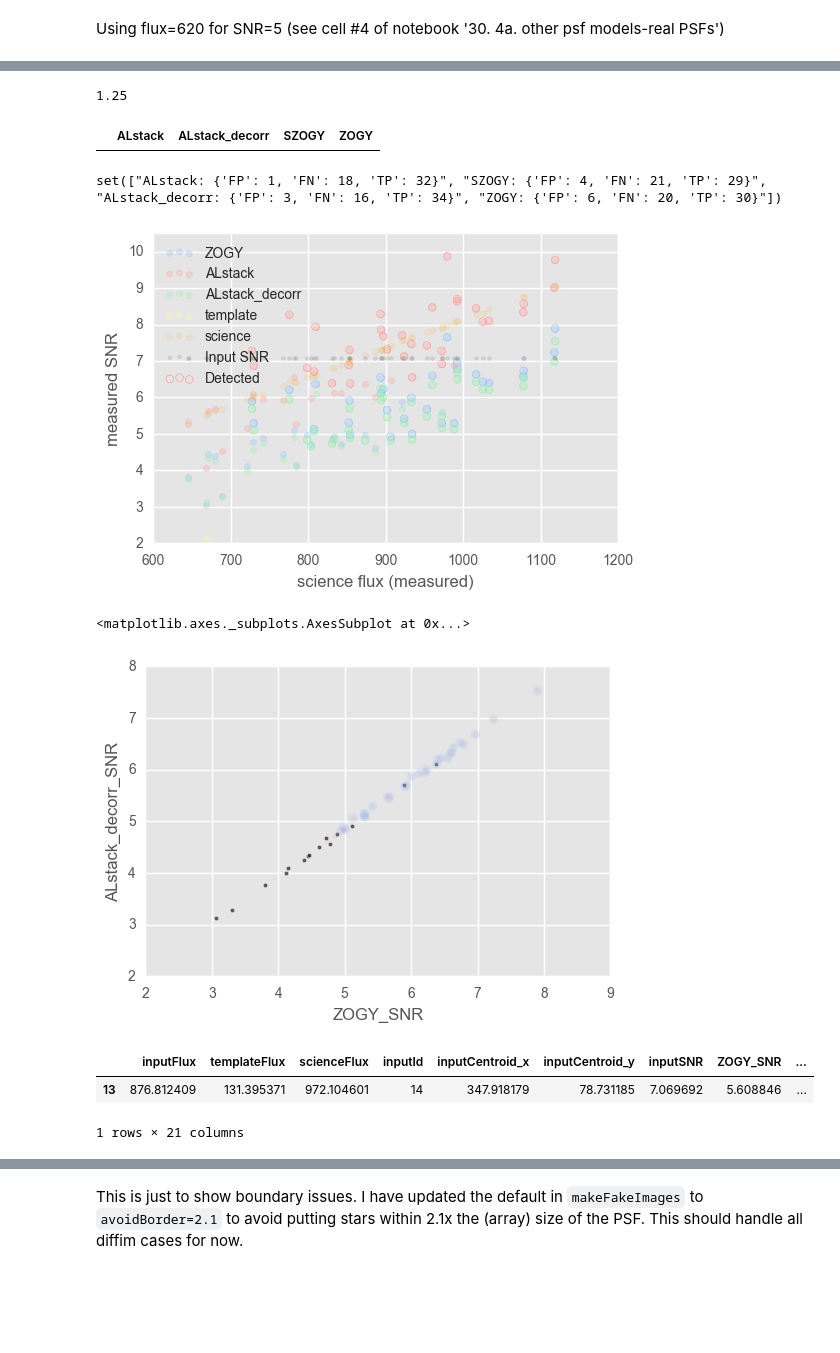
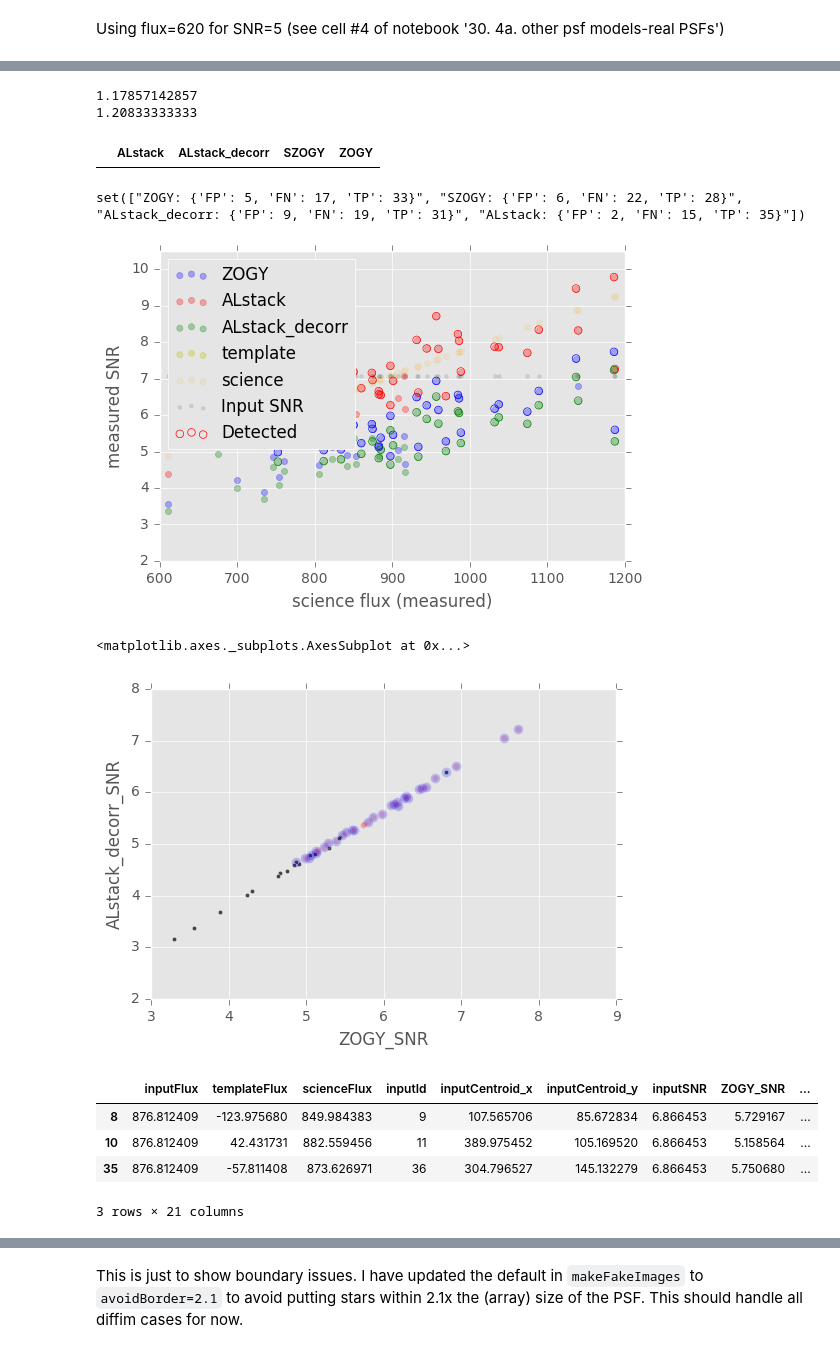
Before and after one commit to lsst-dm/diffimTests, a Jupyter notebook: 31. new tests.ipynb, the cells around one changed output, grey strips where cells are left out. Saved outputs shown, nothing was run; the diff lists cells and outputs as text; code cells hidden in the pictures; blank space fills up the shorter version.

Commit message:
try to track down issues with ZOGY or AL

```diff
--- a/31. new tests.ipynb
+++ b/31. new tests.ipynb
@@ -160,9 +139,11 @@ TP.plot.scatter('ALstack_decorr', 'ZOGY')
 # %%
 TP, FP, FN = dit.multi.plotResults(testResults2, actuallyPlot=False, doPrint=False)
 print np.max(TP.ALstack_decorr/TP.ZOGY)
-TP[TP.ALstack_decorr/TP.ZOGY > 1.6]
+print 1./np.min(TP.ALstack_decorr/TP.ZOGY)
+TP[TP.ZOGY/TP.ALstack_decorr > 1.26]
 # %% [output]
-1.25
+1.17857142857
+1.20833333333
 |  | ALstack | ALstack_decorr | SZOGY | ZOGY |
 # %%
 import matplotlib.pyplot as plt
@@ -171,35 +152,40 @@ import numpy as np
 import diffimTests as dit
 # %%
 varSourceFlux = 620. * np.sqrt(2.)
-n_runs = 100
+n_runs = 1000
 inputs = [(f, seed) for f in [varSourceFlux] for seed in np.arange(66, 66+n_runs, 1)]
-i = inputs[47]
-res = dit.multi.runTest(flux=i[0], seed=i[1], templateNoNoise=False, returnObj=True)
+i = inputs[896]
+res = dit.multi.runTest(flux=i[0], seed=i[1], templateNoNoise=False, skyLimited=False, returnObj=True)
 print {key+': '+str(res['result'][key]) for key in ['ALstack', 'ZOGY', 'SZOGY', 'ALstack_decorr']}
 testObj = res['obj']
 # %% [output]
-set(["ALstack: {'FP': 1, 'FN': 18, 'TP': 32}", "SZOGY: {'FP': 4, 'FN': 21, 'TP': 29}", "ALstack_decorr: {'FP': 3, 'FN': 16, 'TP': 34}", "ZOGY: {'FP': 6, 'FN': 20, 'TP': 30}"])
+set(["ZOGY: {'FP': 5, 'FN': 17, 'TP': 33}", "SZOGY: {'FP': 6, 'FN': 22, 'TP': 28}", "ALstack_decorr: {'FP': 9, 'FN': 19, 'TP': 31}", "ALstack: {'FP': 2, 'FN': 15, 'TP': 35}"])
 # %%
 testObj.doPlotWithDetectionsHighlighted(transientsOnly=True, addPresub=True, xaxisIsScienceForcedPhot=True,
                                         skyLimited=True, alpha=0.3);
 plt.xlim(600, 1200)
 plt.ylim(2, 10.5);
+#plt.ylim(5, 10.5);
 # %% [output]
-[figure, old version]
+[figure, new version]
 # %%
 df = res['df']
-ax = df[df.ALstack_decorr_detected == True].plot.scatter('ZOGY_SNR', 'ALstack_decorr_SNR', c='r', alpha=0.2)
-df[df.ALstack_decorr_detected == False].plot.scatter('ZOGY_SNR', 'ALstack_decorr_SNR', c='k', s=10, alpha=0.7, ax=ax)
-df[df.ZOGY_detected == True].plot.scatter('ZOGY_SNR', 'ALstack_decorr_SNR', c='b', s=50, alpha=0.2, ax=ax)
+ax = df[df.ZOGY_detected == True].plot.scatter('ZOGY_SNR', 'ALstack_decorr_SNR', c='r', alpha=0.2)
+df[df.ZOGY_detected == False].plot.scatter('ZOGY_SNR', 'ALstack_decorr_SNR', c='k', s=10, alpha=0.7, ax=ax)
+df[df.ALstack_decorr_detected == True].plot.scatter('ZOGY_SNR', 'ALstack_decorr_SNR', c='b', s=50, alpha=0.2, ax=ax)
 #plt.xlim(3.5, 7.);
 #plt.ylim(3.5, 7.);
 # %% [output]
 <matplotlib.axes._subplots.AxesSubplot at 0x...>
-[figure, old version]
+[figure, new version]
 # %%
-tmp = df[(df.ZOGY_detected == False) & (df.ALstack_decorr_detected == True) & (df.ZOGY_SNR > 5.5)]
+tmp = df[(df.ZOGY_detected == True) & (df.ALstack_decorr_detected == False)]
+if tmp.shape[0] <= 0:
+    tmp = df
 dit.sizeme(tmp)
 # %% [output]
 |  | inputFlux | templateFlux | scienceFlux | inputId | inputCentroid_x | inputCentroid_y | inputSNR | ZOGY_SNR | ... |
-| 13 | 876.812409 | 131.395371 | 972.104601 | 14 | 347.918179 | 78.731185 | 7.069692 | 5.608846 | ... |
+| 8 | 876.812409 | -123.975680 | 849.984383 | 9 | 107.565706 | 85.672834 | 6.866453 | 5.729167 | ... |
+| 10 | 876.812409 | 42.431731 | 882.559456 | 11 | 389.975452 | 105.169520 | 6.866453 | 5.158564 | ... |
+| 35 | 876.812409 | -57.811408 | 873.626971 | 36 | 304.796527 | 145.132279 | 6.866453 | 5.750680 | ... |
-1 rows × 21 columns
+3 rows × 21 columns
```
Also changed, not shown: parts of 21 cells of this notebook.
